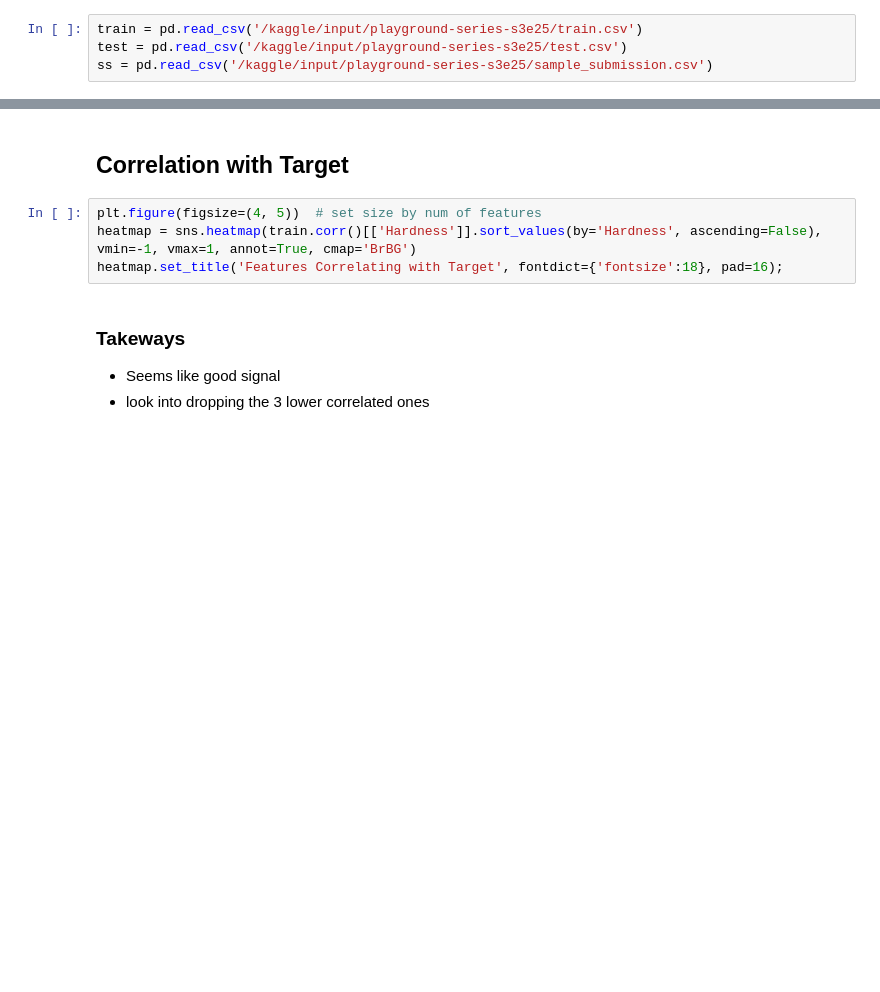
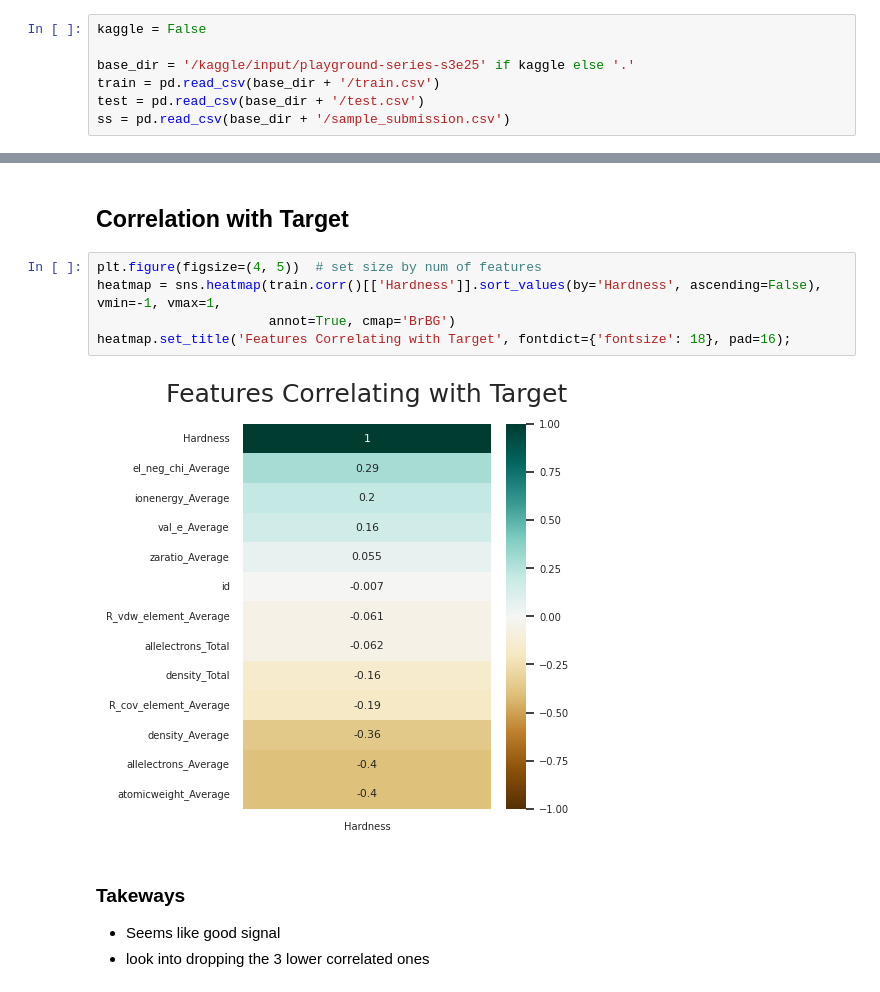
Before and after one commit to jfblanchard/s3e25, a Jupyter notebook: s3e25-moh-s-hardness-preds-eda-and-simple-models.ipynb, the cells around one changed output, grey strips where cells are left out. Cells and saved outputs as stored; diff of their text form; blank space fills up the shorter version.

```diff
--- a/s3e25-moh-s-hardness-preds-eda-and-simple-models.ipynb
+++ b/s3e25-moh-s-hardness-preds-eda-and-simple-models.ipynb
@@ -30,9 +31,12 @@ config = Config()
 # %% [markdown]
 # Load Data
 # %%
-train = pd.read_csv('/kaggle/input/playground-series-s3e25/train.csv')
-test = pd.read_csv('/kaggle/input/playground-series-s3e25/test.csv')
-ss = pd.read_csv('/kaggle/input/playground-series-s3e25/sample_submission.csv')
+kaggle = False
+
+base_dir = '/kaggle/input/playground-series-s3e25' if kaggle else '.'
+train = pd.read_csv(base_dir + '/train.csv')
+test = pd.read_csv(base_dir + '/test.csv')
+ss = pd.read_csv(base_dir + '/sample_submission.csv')
 # %% [markdown]
 # Top Level Statistics
 # %%
@@ -97,8 +190,11 @@ heatmap.set_title('Correlation Heatmap', fontdict={'fontsize':18}, pad=16);
 ## Correlation with Target
 # %%
 plt.figure(figsize=(4, 5))  # set size by num of features
-heatmap = sns.heatmap(train.corr()[['Hardness']].sort_values(by='Hardness', ascending=False), vmin=-1, vmax=1, annot=True, cmap='BrBG')
-heatmap.set_title('Features Correlating with Target', fontdict={'fontsize':18}, pad=16);
+heatmap = sns.heatmap(train.corr()[['Hardness']].sort_values(by='Hardness', ascending=False), vmin=-1, vmax=1,
+                      annot=True, cmap='BrBG')
+heatmap.set_title('Features Correlating with Target', fontdict={'fontsize': 18}, pad=16);
+# %% [output]
+[figure, added]
 # %% [markdown]
 ### Takeways
 * Seems like good signal
```
Also changed, not shown: parts of 19 cells of this notebook.
